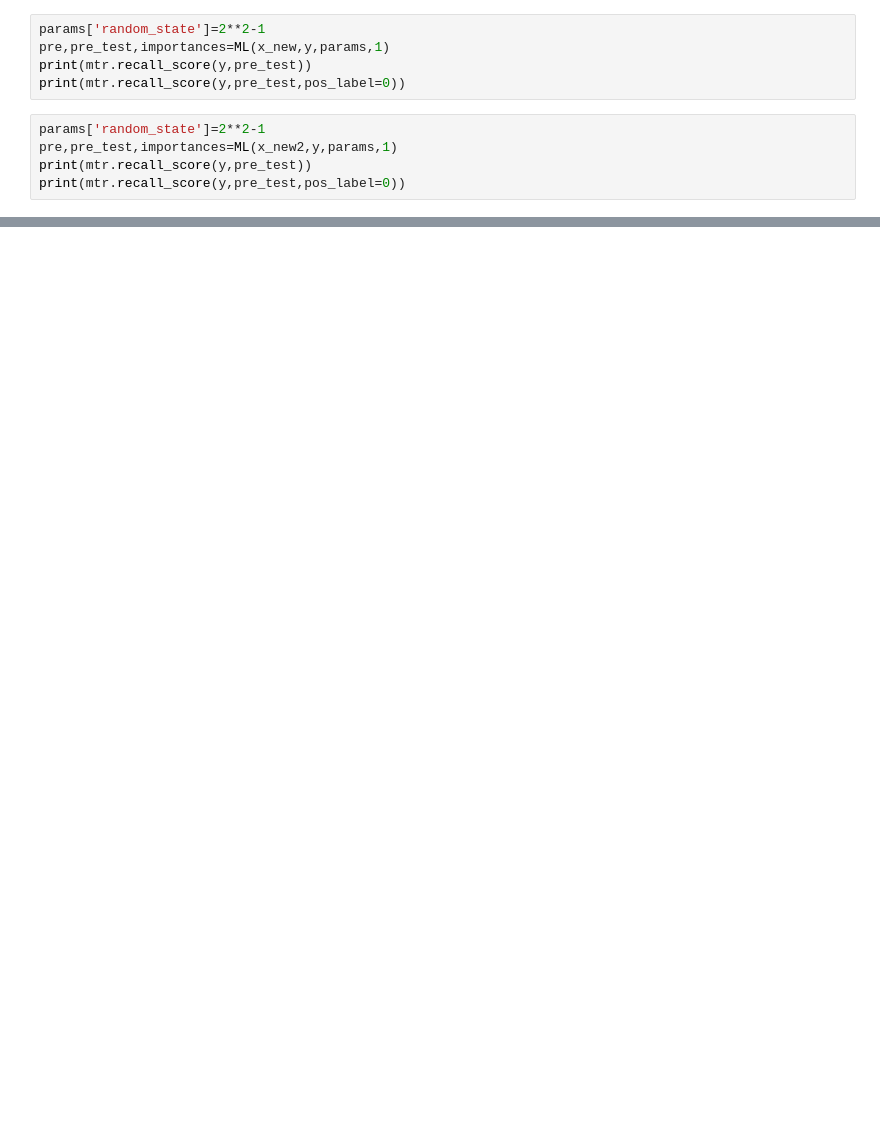
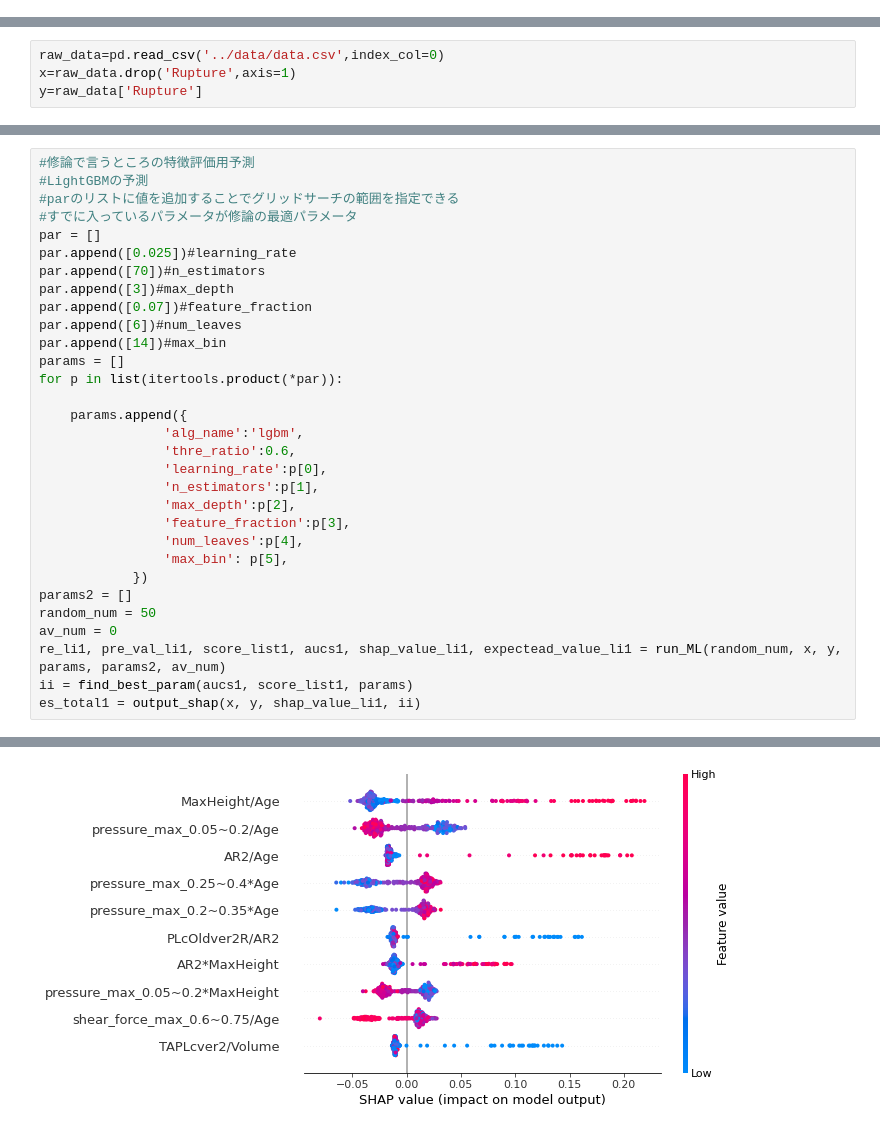
Before and after one commit to toshiyuki1998/stroke, a Jupyter notebook: model.ipynb, the cells around one changed output, grey strips where cells are left out. Saved outputs shown, nothing was run; the diff lists cells and outputs as text; blank space fills up the shorter version.

```diff
--- a/model.ipynb
+++ b/model.ipynb
@@ -412,10 +0,0 @@ x_new2=make_data(pre_test_li,name_li)
-# %%
-params['random_state']=2**2-1
-pre,pre_test,importances=ML(x_new,y,params,1)
-print(mtr.recall_score(y,pre_test))
-print(mtr.recall_score(y,pre_test,pos_label=0))
-# %%
-params['random_state']=2**2-1
-pre,pre_test,importances=ML(x_new2,y,params,1)
-print(mtr.recall_score(y,pre_test))
-print(mtr.recall_score(y,pre_test,pos_label=0))
@@ -425,0 +27,4 @@ cluster_col_hem=['TMINSAWSS','TMINSMINWSS','TMAXSMINWSS','']
+# %%
+raw_data=pd.read_csv('../data/data.csv',index_col=0)
+x=raw_data.drop('Rupture',axis=1)
+y=raw_data['Rupture']
@@ -425,0 +544,32 @@ cluster_col_hem=['TMINSAWSS','TMINSMINWSS','TMAXSMINWSS','']
+# %%
+#修論で言うところの特徴評価用予測
+#LightGBMの予測
+#parのリストに値を追加することでグリッドサーチの範囲を指定できる
+#すでに入っているパラメータが修論の最適パラメータ
+par = []
+par.append([0.025])#learning_rate
+par.append([70])#n_estimators
+par.append([3])#max_depth
+par.append([0.07])#feature_fraction
+par.append([6])#num_leaves
+par.append([14])#max_bin
+params = []
+for p in list(itertools.product(*par)):
+
+    params.append({
+                'alg_name':'lgbm',
+                'thre_ratio':0.6,
+                'learning_rate':p[0],
+                'n_estimators':p[1],
+                'max_depth':p[2],
+                'feature_fraction':p[3],
+                'num_leaves':p[4],
+                'max_bin': p[5],
+            })
+params2 = []
+random_num = 50
+av_num = 0
+re_li1, pre_val_li1, score_list1, aucs1, shap_value_li1, expectead_value_li1 = run_ML(random_num, x, y, params, params2, av_num)
+ii = find_best_param(aucs1, score_list1, params)
+es_total1 = output_shap(x, y, shap_value_li1, ii)
+# %% [output]
@@ -425,0 +593 @@ cluster_col_hem=['TMINSAWSS','TMINSMINWSS','TMAXSMINWSS','']
+[figure, added]
```
Also changed, not shown: parts of 47 cells of this notebook.
